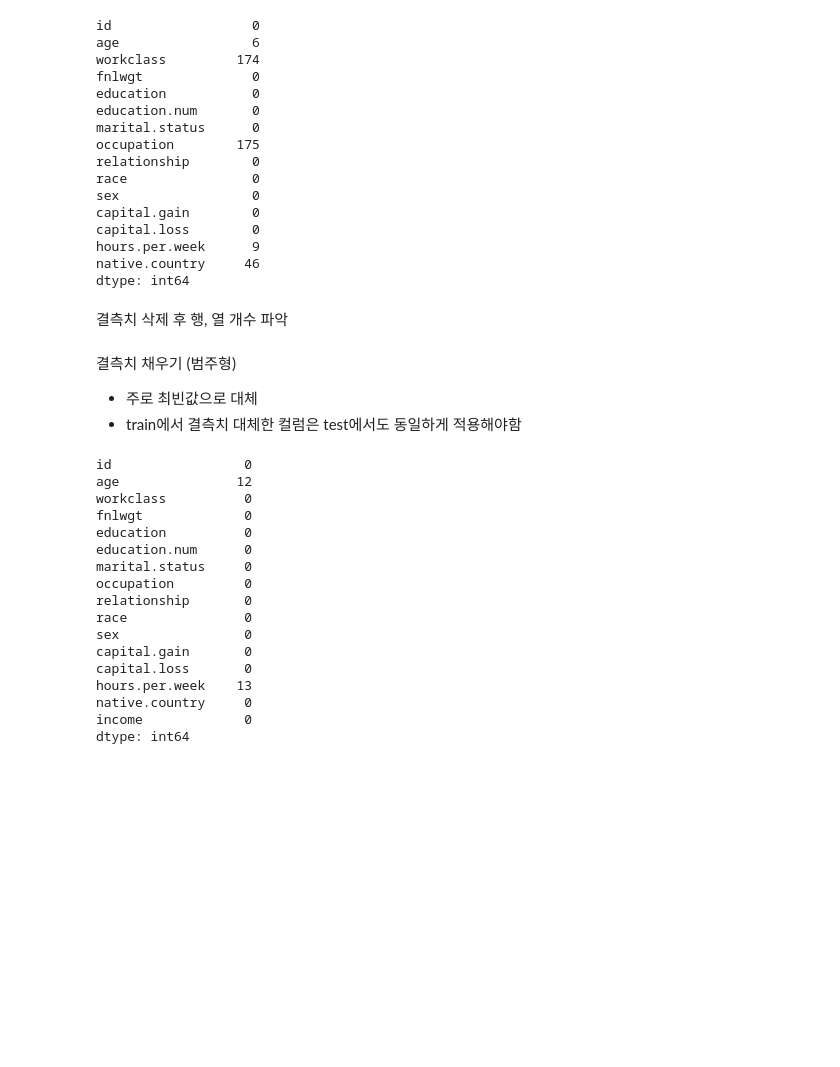
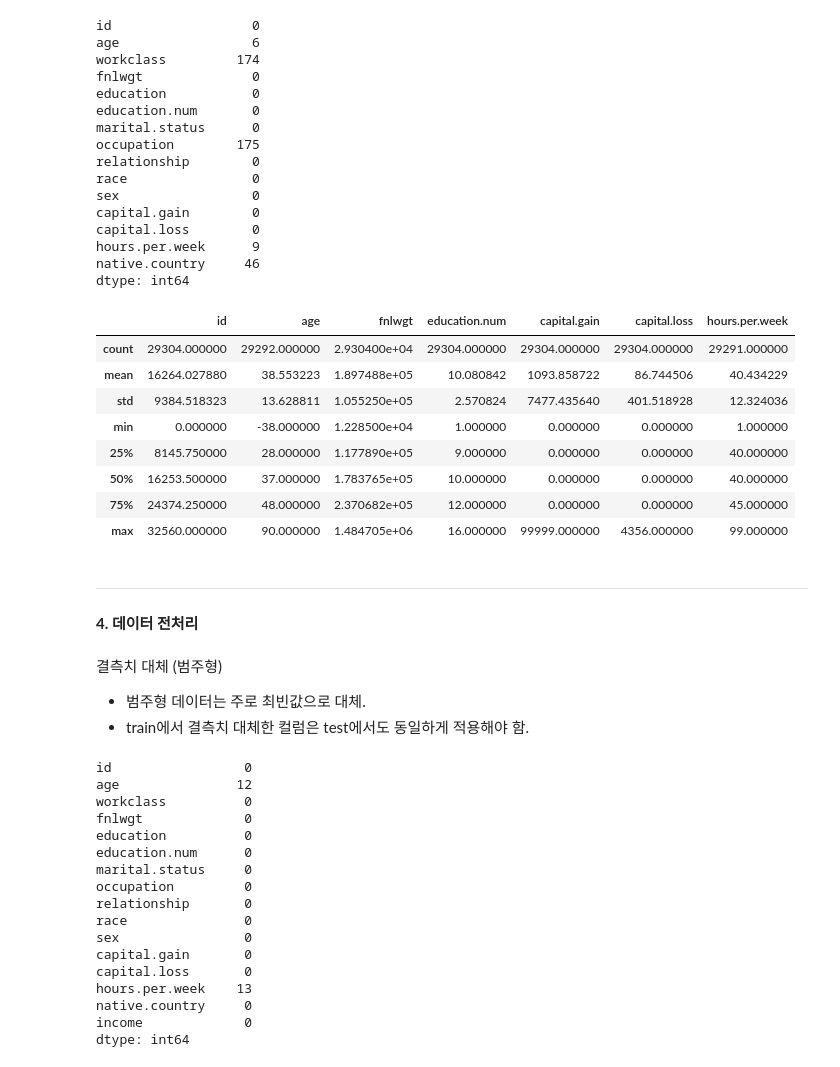
Before and after one commit to joajoa0417/data-analysis, a Jupyter notebook: bigdata/book/data analysis/part2/2-chap01.ipynb, the cells around one changed output. Drawn from its saved outputs; the diff is of its cells as text; code cells hidden in the pictures; blank space fills up the shorter version.

```diff
--- a/bigdata/book/data analysis/part2/2-chap01.ipynb
+++ b/bigdata/book/data analysis/part2/2-chap01.ipynb
@@ -98,6 +161,20 @@ capital.loss        0
 hours.per.week      9
 native.country     46
 dtype: int64
-# %% [markdown]
-결측치 삭제 후 행, 열 개수 파악
+# %%
+## 기초 통계량 확인
+train.describe()
+# %% [output]
+|  | id | age | fnlwgt | education.num | capital.gain | capital.loss | hours.per.week |
+| count | 29304.000000 | 29292.000000 | 2.930400e+04 | 29304.000000 | 29304.000000 | 29304.000000 | 29291.000000 |
+| mean | 16264.027880 | 38.553223 | 1.897488e+05 | 10.080842 | 1093.858722 | 86.744506 | 40.434229 |
+| std | 9384.518323 | 13.628811 | 1.055250e+05 | 2.570824 | 7477.435640 | 401.518928 | 12.324036 |
+| min | 0.000000 | -38.000000 | 1.228500e+04 | 1.000000 | 0.000000 | 0.000000 | 1.000000 |
+| 25% | 8145.750000 | 28.000000 | 1.177890e+05 | 9.000000 | 0.000000 | 0.000000 | 40.000000 |
+| 50% | 16253.500000 | 37.000000 | 1.783765e+05 | 10.000000 | 0.000000 | 0.000000 | 40.000000 |
+| 75% | 24374.250000 | 48.000000 | 2.370682e+05 | 12.000000 | 0.000000 | 0.000000 | 45.000000 |
+| max | 32560.000000 | 90.000000 | 1.484705e+06 | 16.000000 | 99999.000000 | 4356.000000 | 99.000000 |
+# %% [markdown]
+---
+#### **4. 데이터 전처리**
 # %%
@@ -104,7 +183,7 @@ dtype: int64
 # train = train.dropna()
 # print(train.shape)
 # %% [markdown]
-결측치 채우기 (범주형)
-- 주로 최빈값으로 대체
-- train에서 결측치 대체한 컬럼은 test에서도 동일하게 적용해야함
+결측치 대체 (범주형)
+- 범주형 데이터는 주로 최빈값으로 대체.
+- train에서 결측치 대체한 컬럼은 test에서도 동일하게 적용해야 함.
 # %%
```
Also changed, not shown: parts of 45 cells of this notebook, 1 other file.
